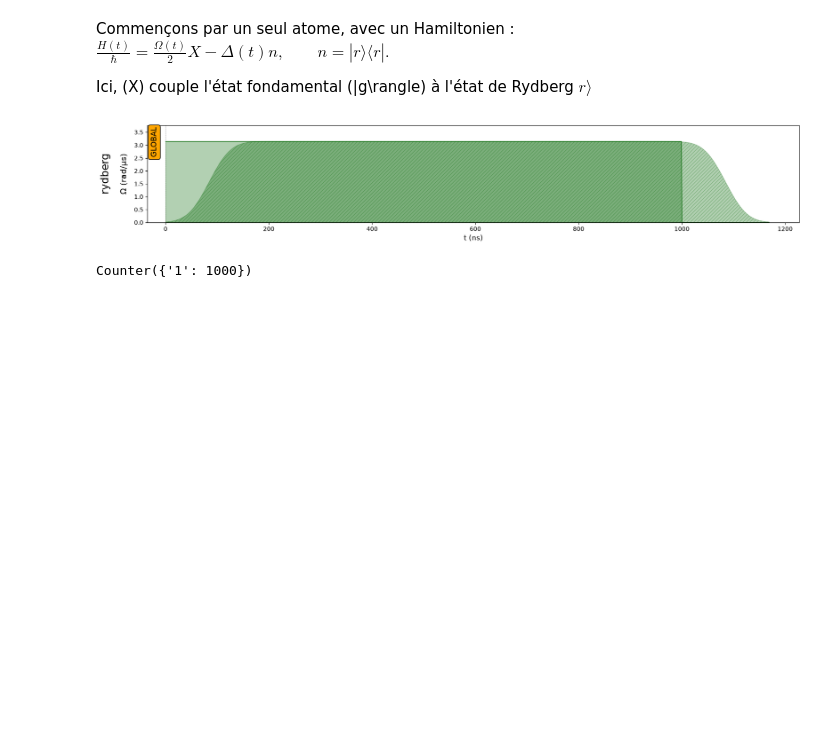
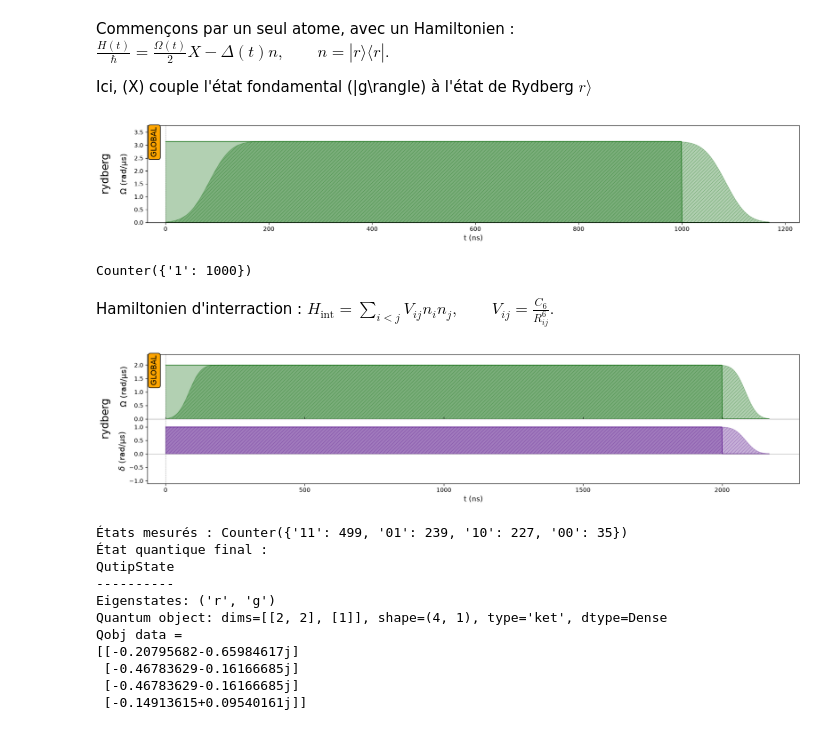
Before and after one commit to q-IL/quantum_algorithms, a Jupyter notebook: Hackathon - Toulouse/Entraînement_pulser.ipynb, the cells around one changed output. Drawn from its saved outputs; the diff is of its cells as text; code cells hidden in the pictures; blank space fills up the shorter version.

Commit message:
Etude de l'interraction entre atomes

```diff
--- a/Hackathon - Toulouse/Entraînement_pulser.ipynb
+++ b/Hackathon - Toulouse/Entraînement_pulser.ipynb
@@ -195,3 +195,55 @@ print(results.final_bitstrings)
 # %% [output]
 [figure]
 Counter({'1': 1000})
+# %% [markdown]
+Hamiltonien d'interraction : $
+H_{\mathrm{int}}
+=\sum_{i<j} V_{ij}n_i n_j,
+\qquad
+V_{ij}=\frac{C_6}{R_{ij}^{6}}.
+$
+# %%
+
+import numpy as np
+import pulser
+from pulser.backends import QutipBackendV2
+
+# Distance entre les deux atomes en micromètres
+distance = 10
+
+register = pulser.Register.from_coordinates(
+    [(-distance/2, 0), (distance/2, 0)],  #Position des atomes
+    prefix="q",
+)
+
+sequence = pulser.Sequence(register, pulser.AnalogDevice)
+sequence.declare_channel("rydberg", "rydberg_global")
+
+pulse = pulser.Pulse.ConstantPulse(
+    2000,  # ns
+    2.0,   # amplitude, rad/us
+    1.0,   # detuning, rad/us
+    0.0,   # phase, rad
+)
+
+sequence.add(pulse, "rydberg")
+sequence.draw()
+
+results = QutipBackendV2(sequence).run()
+
+print("États mesurés :", results.final_bitstrings)
+print("État quantique final :")
+print(results.final_state)
+# %% [output]
+[figure, added]
+États mesurés : Counter({'11': 499, '01': 239, '10': 227, '00': 35})
+État quantique final :
+QutipState
+----------
+Eigenstates: ('r', 'g')
+Quantum object: dims=[[2, 2], [1]], shape=(4, 1), type='ket', dtype=Dense
+Qobj data =
+[[-0.20795682-0.65984617j]
+ [-0.46783629-0.16166685j]
+ [-0.46783629-0.16166685j]
+ [-0.14913615+0.09540161j]]
```
